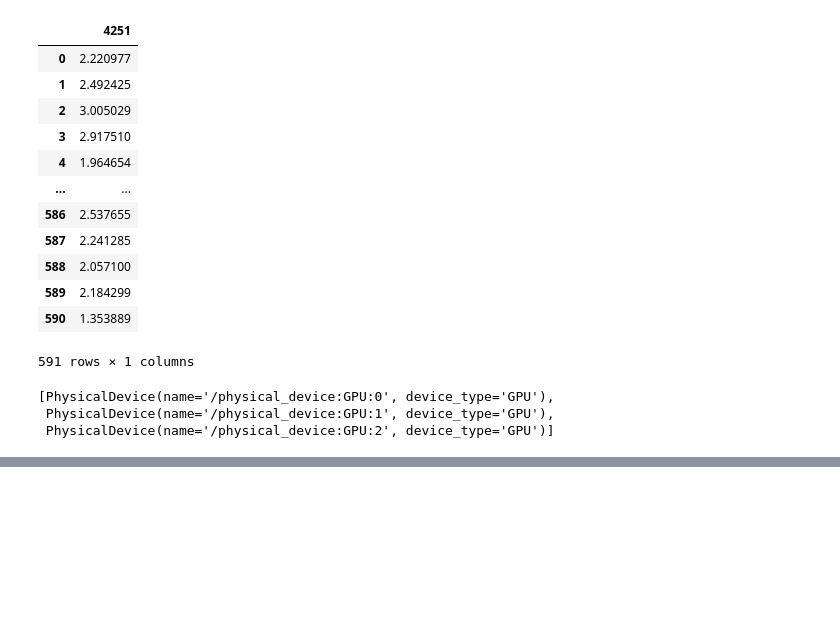
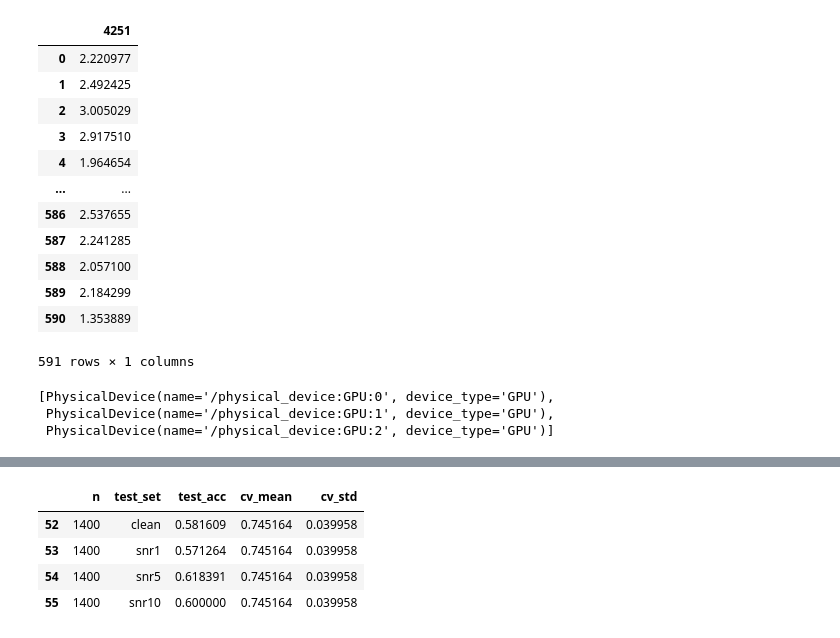
Before and after one commit to VedantKalbag/MusicGenreClassification, a Jupyter notebook: Vedant/src/test.ipynb, the cells around one changed output, grey strips where cells are left out. Saved outputs shown, nothing was run; the diff lists cells and outputs as text; code cells hidden in the pictures; blank space fills up the shorter version.

```diff
--- a/Vedant/src/test.ipynb
+++ b/Vedant/src/test.ipynb
@@ -359,0 +690,8 @@ pd.read_csv('../logs/MIC.csv', sep='\t', names=['threshold','features','cv_acc',
+# %%
+results[results['n']==1400]
+# %% [output]
+|  | n | test_set | test_acc | cv_mean | cv_std |
+| 52 | 1400 | clean | 0.581609 | 0.745164 | 0.039958 |
+| 53 | 1400 | snr1 | 0.571264 | 0.745164 | 0.039958 |
+| 54 | 1400 | snr5 | 0.618391 | 0.745164 | 0.039958 |
+| 55 | 1400 | snr10 | 0.600000 | 0.745164 | 0.039958 |
```
Also changed, not shown: parts of 26 cells of this notebook, 5 other files.
